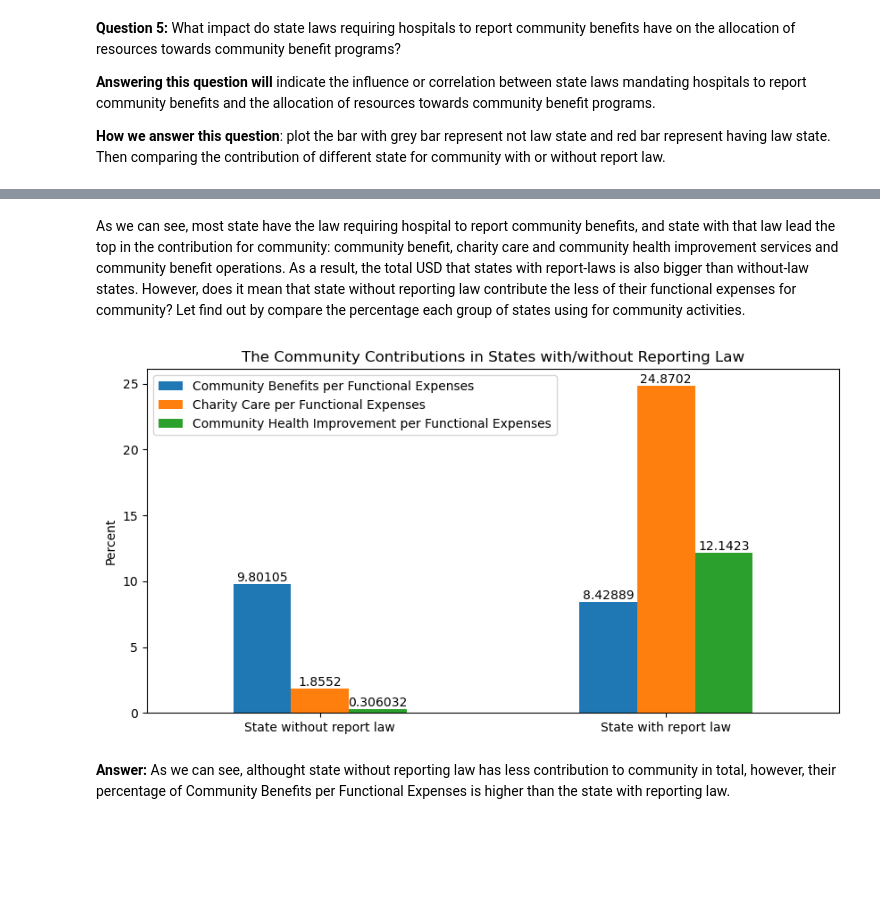
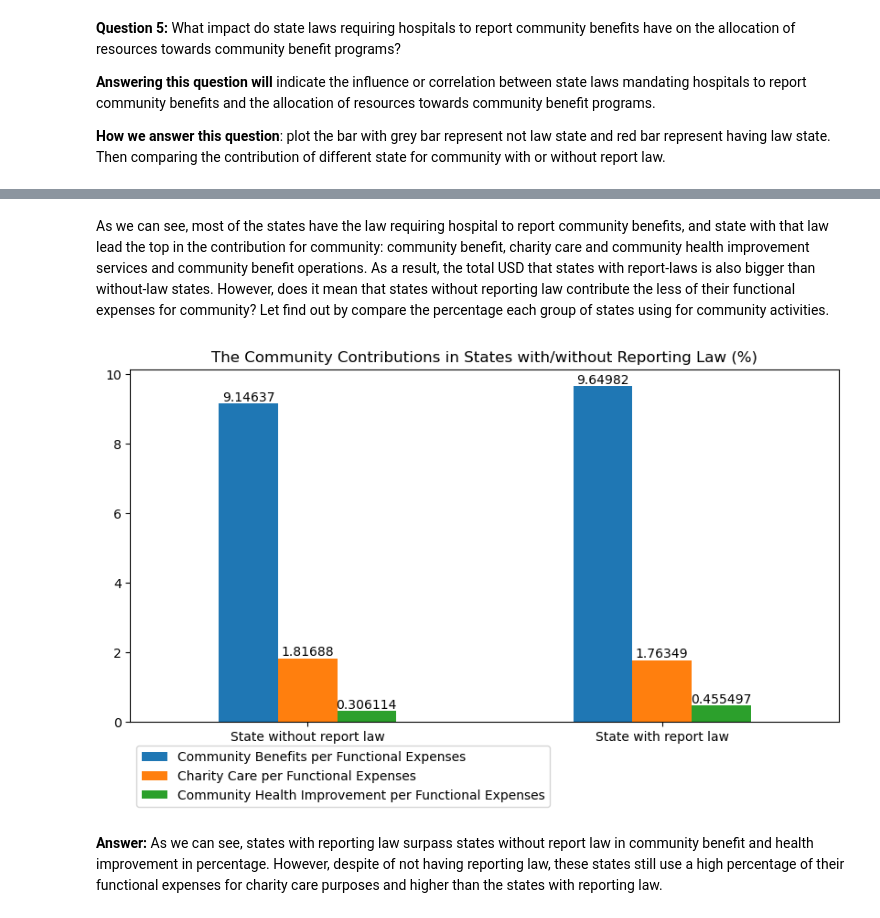
Before and after one commit to gigachad0209/Final-Project---NMKHDL, a Jupyter notebook: eda.ipynb, the cells around one changed output, grey strips where cells are left out. Saved outputs shown, nothing was run; the diff lists cells and outputs as text; code cells hidden in the pictures; blank space fills up the shorter version.

```diff
--- a/eda.ipynb
+++ b/eda.ipynb
@@ -36,5 +39,5 @@ Read cleaned data from file
 # %%
-df = pd.read_csv("./data/final_data.csv")
-df.shape
+fin_df = pd.read_csv("./data/final_data.csv")
+fin_df.shape
 # %% [output]
 (3491, 37)
@@ -40,0 +46,5 @@ df.shape
+# %%
+pct_cols = fin_df.columns.str.contains('func_exp_pct')
+pct_cols = fin_df.columns[pct_cols]
+
+df = fin_df[(np.abs(stats.zscore(fin_df[pct_cols])) < 3).all(axis=1)]
@@ -41,3 +53,6 @@ df.shape
+# %%
+str_cols = ['hospital_id', 'ein', 'medicare_provider_number', 'fiscal_yr']
+df[str_cols] = df[str_cols].astype(str)
 # %% [markdown]
 ### Making questions
 # %% [markdown]
@@ -220,26 +251,23 @@ for i, col in enumerate(['tot_comm_bnfts', 'chrty_care', 'comm_hlth_impr_svcs_co
 # %% [markdown]
-As we can see, most state have the law requiring hospital to report community benefits, and state with that law lead the top in the contribution for community: community benefit, charity care and community health improvement services and community benefit operations. As a result, the total USD that states with report-laws is also bigger than without-law states. However, does it mean that state without reporting law contribute the less of their functional expenses for community? Let find out by compare the percentage each group of states using for community activities.
+As we can see, most of the states have the law requiring hospital to report community benefits, and state with that law lead the top in the contribution for community: community benefit, charity care and community health improvement services and community benefit operations. As a result, the total USD that states with report-laws is also bigger than without-law states. However, does it mean that states without reporting law contribute the less of their functional expenses for community? Let find out by compare the percentage each group of states using for community activities.
 # %%
-df_copy = df[['state', 'tot_comm_bnfts_tot_func_exp_pct', 'chrty_care_tot_func_exp_pct',
-              'comm_hlth_impr_svcs_comm_bnft_oper_tot_func_exp_pct', 'st_law_req_hosp_rpt_comm_bnfts_f']]
-
 law_df = pd.DataFrame()
 law_df[['tot_comm_bnfts_tot_func_exp_pct', 'chrty_care_tot_func_exp_pct',
-        'comm_hlth_impr_svcs_comm_bnft_oper_tot_func_exp_pct']] = df_copy[['state', 'tot_comm_bnfts_tot_func_exp_pct', 'chrty_care_tot_func_exp_pct',
+        'comm_hlth_impr_svcs_comm_bnft_oper_tot_func_exp_pct']] = df[['state', 'tot_comm_bnfts_tot_func_exp_pct', 'chrty_care_tot_func_exp_pct',
                                                                            'comm_hlth_impr_svcs_comm_bnft_oper_tot_func_exp_pct']].groupby('state').mean()
 law_df['state'] = law_df.index
 law_df.reset_index(drop=True, inplace=True)
 
 law_df = pd.merge(law_df, law_check, on='state')
 law_df = law_df.groupby('st_law_req_hosp_rpt_comm_bnfts_f').mean()
 law_df.index = ['State without report law', 'State with report law']
 law_df.columns = ['Community Benefits per Functional Expenses', 'Charity Care per Functional Expenses', 'Community Health Improvement per Functional Expenses']
-# law_df.index=
-ax =law_df.plot(kind='bar', ylabel='Percent', rot=0, title='The Community Contributions in States with/without Reporting Law', figsize=(10,5))
 
+ax = law_df.plot(kind='bar', rot=0, title='The Community Contributions in States with/without Reporting Law (%)', figsize=(10,5))
+ax.legend(loc='upper left', bbox_to_anchor=(0, -0.05))
 for container in ax.containers:
     ax.bar_label(container)
 # %% [output]
-[figure, old version]
+[figure, new version]
-# %% [markdown]
-**Answer:** As we can see, althought state without reporting law has less contribution to community in total, however, their percentage of Community Benefits per Functional Expenses is higher than the state with reporting law.
+# %% [markdown]
+**Answer:** As we can see, states with reporting law surpass states without report law in community benefit and health improvement in percentage. However, despite of not having reporting law, these states still use a high percentage of their functional expenses for charity care purposes and higher than the states with reporting law.
```
Also changed, not shown: parts of 13 cells of this notebook.
